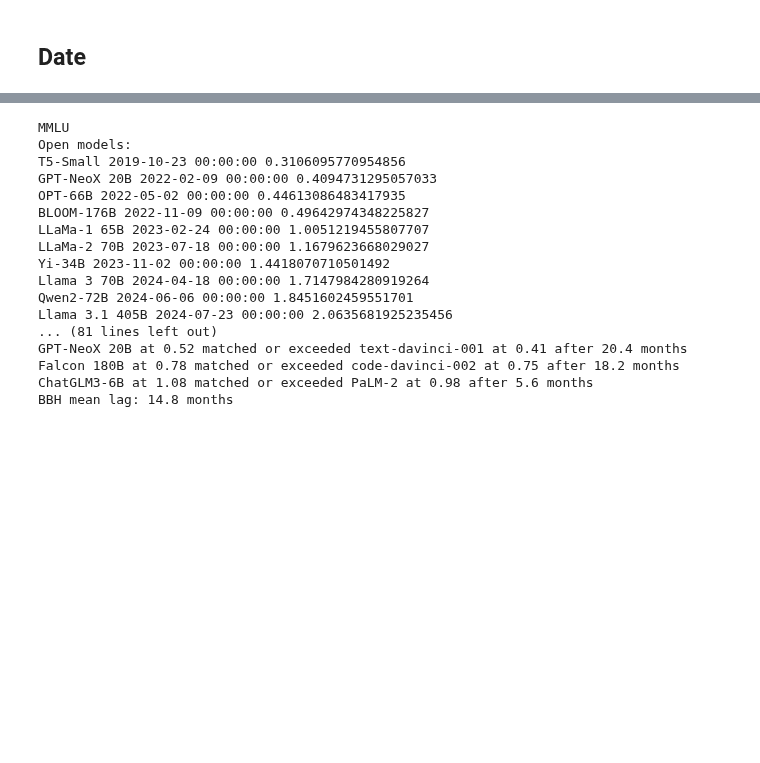
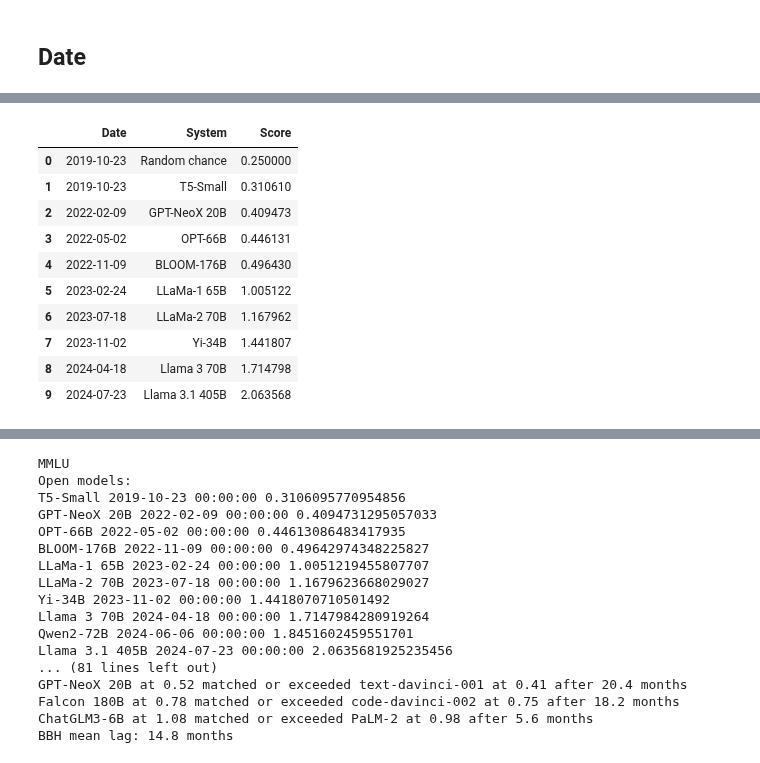
Before and after one commit to epoch-research/open-model-trends, a Jupyter notebook: benchmark_analysis.ipynb, the cells around one changed output, grey strips where cells are left out. Cells and saved outputs as stored; diff of their text form; code cells hidden in the pictures; blank space fills up the shorter version.

```diff
--- a/benchmark_analysis.ipynb
+++ b/benchmark_analysis.ipynb
@@ -372,7 +374,7 @@ list(df[df['Trust in benchmark results'] > 0]['System'])
 # %% [markdown]
 # Analysis
 # %%
-benchmarks_to_plot = ['MMLU', 'GPQA', 'GSM1k', 'BBH']
+benchmarks_to_analyze = ['MMLU', 'GPQA', 'GSM1k', 'BBH']
 bench_is_accuracy = {'MMLU': True, 'BBH': True, 'GSM1k': True, 'GPQA': True, 'LMSys Elo': False, 'SEAL Coding': False, 'SEAL Math': False}
 plot_log_error = True
 non_suspects_only = True
@@ -395,0 +483,14 @@ Name: Date, dtype: datetime64[ns]
+# %%
+max_performance_data['MMLU']['Open']
+# %% [output]
+|  | Date | System | Score |
+| 0 | 2019-10-23 | Random chance | 0.250000 |
+| 1 | 2019-10-23 | T5-Small | 0.310610 |
+| 2 | 2022-02-09 | GPT-NeoX 20B | 0.409473 |
+| 3 | 2022-05-02 | OPT-66B | 0.446131 |
+| 4 | 2022-11-09 | BLOOM-176B | 0.496430 |
+| 5 | 2023-02-24 | LLaMa-1 65B | 1.005122 |
+| 6 | 2023-07-18 | LLaMa-2 70B | 1.167962 |
+| 7 | 2023-11-02 | Yi-34B | 1.441807 |
+| 8 | 2024-04-18 | Llama 3 70B | 1.714798 |
+| 9 | 2024-07-23 | Llama 3.1 405B | 2.063568 |
```
Also changed, not shown: parts of 13 cells of this notebook.
